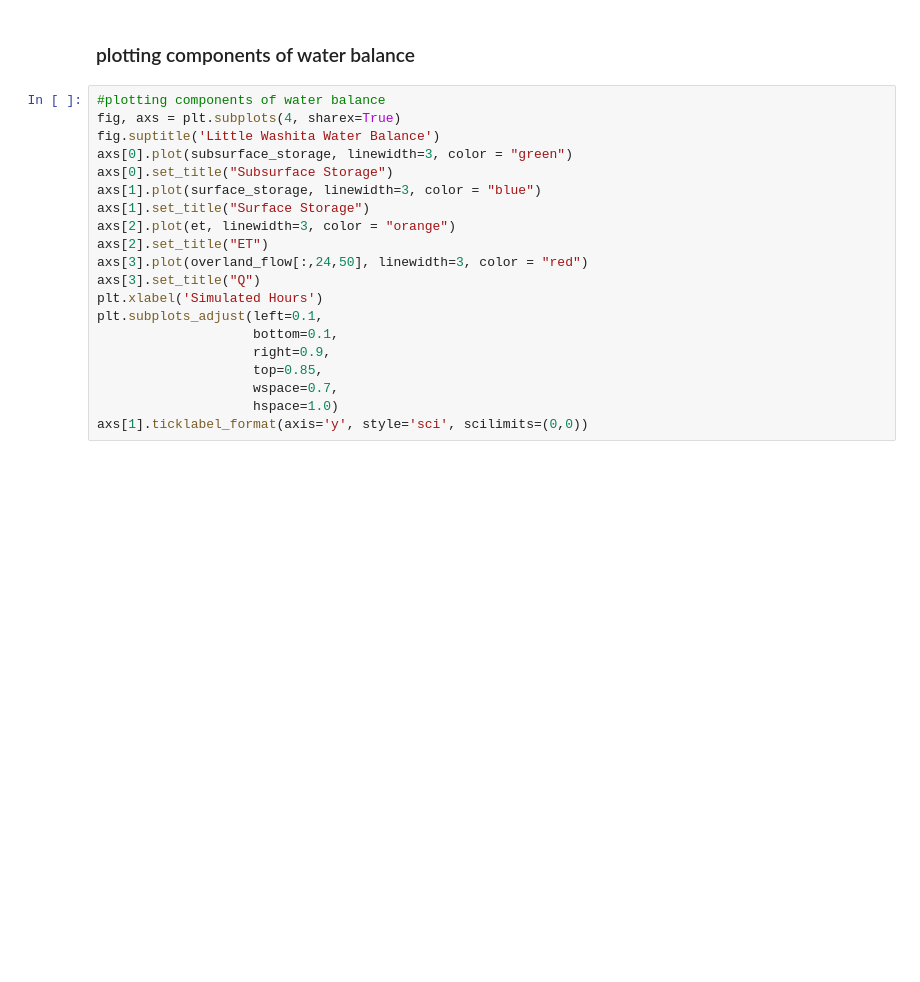
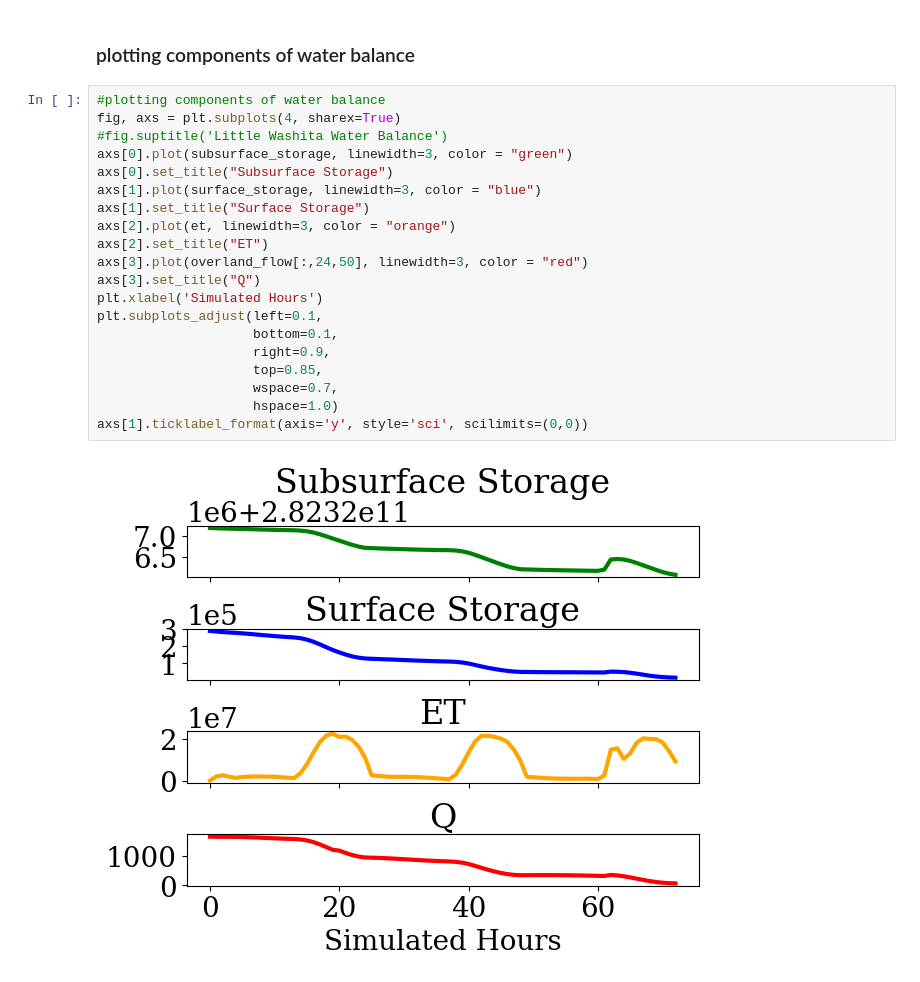
Before and after one commit to mashadab/ParFlow-project, a Jupyter notebook: little_washita/Simulation_Analysis.ipynb, the cells around one changed output. Drawn from its saved outputs; the diff is of its cells as text; blank space fills up the shorter version.

```diff
--- a/little_washita/Simulation_Analysis.ipynb
+++ b/little_washita/Simulation_Analysis.ipynb
@@ -148,20 +159,22 @@ plt.show()
 # %%
 #plotting components of water balance
 fig, axs = plt.subplots(4, sharex=True)
-fig.suptitle('Little Washita Water Balance')
+#fig.suptitle('Little Washita Water Balance')
 axs[0].plot(subsurface_storage, linewidth=3, color = "green")
 axs[0].set_title("Subsurface Storage")
 axs[1].plot(surface_storage, linewidth=3, color = "blue")
 axs[1].set_title("Surface Storage")
 axs[2].plot(et, linewidth=3, color = "orange")
 axs[2].set_title("ET")
 axs[3].plot(overland_flow[:,24,50], linewidth=3, color = "red")
 axs[3].set_title("Q")
 plt.xlabel('Simulated Hours')
 plt.subplots_adjust(left=0.1,
                     bottom=0.1,
                     right=0.9,
                     top=0.85,
                     wspace=0.7,
                     hspace=1.0)
 axs[1].ticklabel_format(axis='y', style='sci', scilimits=(0,0))
+# %% [output]
+[figure, added]
```
Also changed, not shown: parts of 2 cells of this notebook.
